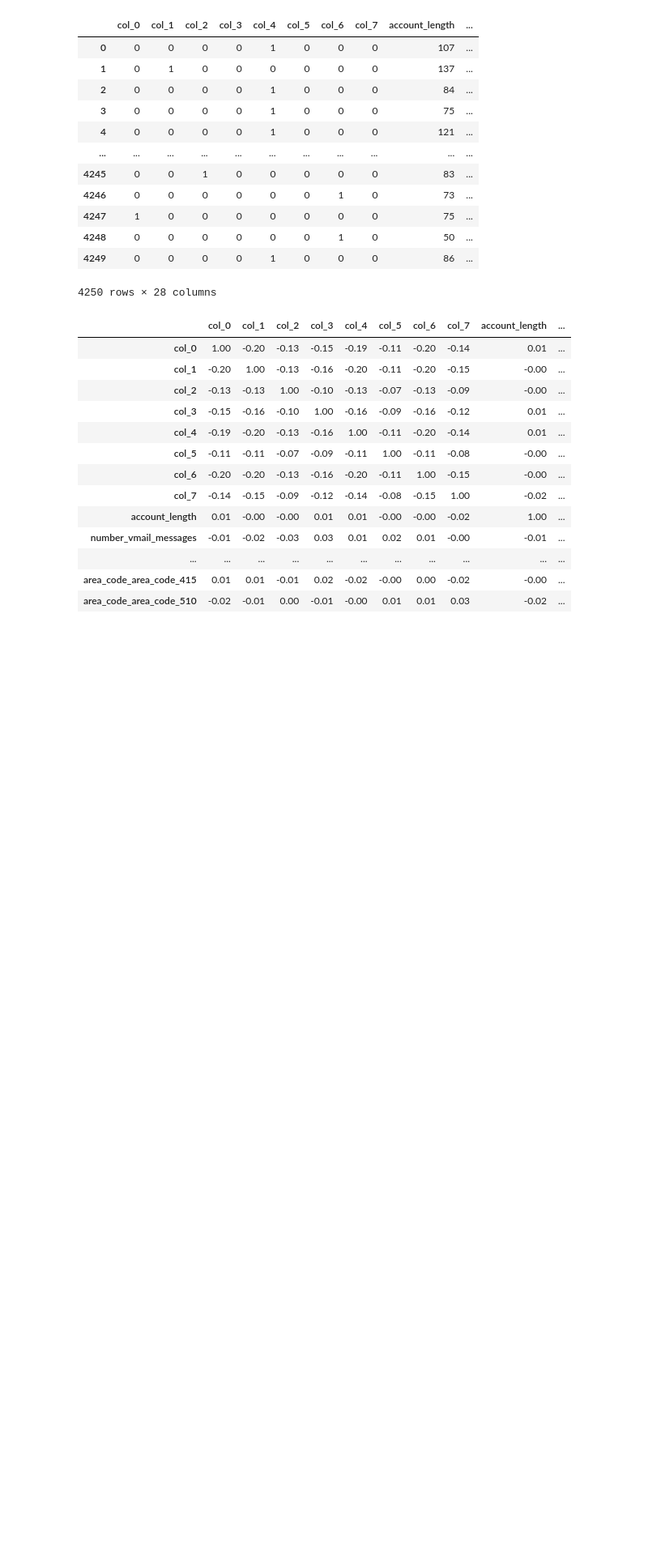
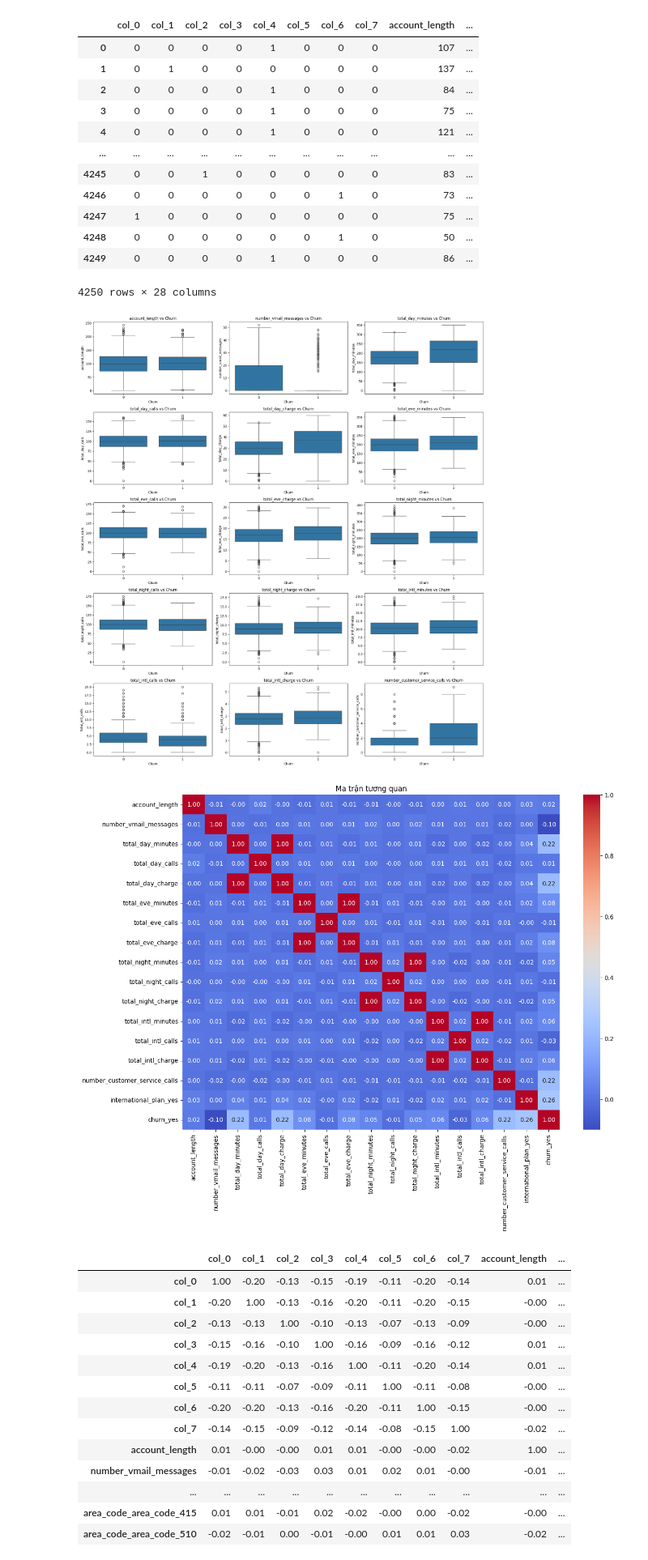
Before and after one commit to hand240503/VKU-AI, a Jupyter notebook: CPP_VKU_AI.ipynb, the cells around one changed output. Shown at 81% size. Drawn from its saved outputs; the diff is of its cells as text; code cells hidden in the pictures; blank space fills up the shorter version.

```diff
--- a/CPP_VKU_AI.ipynb
+++ b/CPP_VKU_AI.ipynb
@@ -161,3 +142,7 @@ for col in numeric_cols:
+# %%
+numeric_cols = [
+'account_length', 'number_vmail_messages', 'total_day_minutes', 'total_day_calls', 'total_day_charge', 'total_eve_minutes', 'total_eve_calls', 'total_eve_charge', 'total_night_minutes', 'total_night_calls', 'total_night_charge', 'total_intl_minutes', 'total_intl_calls', 'total_intl_charge', 'number_customer_service_calls'
+]
 # %% [markdown]
 # Tiên xử lý dữ liệu để đưa vào model
 # %%
@@ -217,6 +202,29 @@ dataset_hash_dummy
 | 4248 | 0 | 0 | 0 | 0 | 0 | 0 | 1 | 0 | 50 | ... |
 | 4249 | 0 | 0 | 0 | 0 | 1 | 0 | 0 | 0 | 86 | ... |
 4250 rows × 28 columns
+# %%
+import matplotlib.pyplot as plt
+fig, axes = plt.subplots(5, 3, figsize=(18, 20))
+axes = axes.flatten()
+
+for i, col in enumerate(numeric_cols):
+    sns.boxplot(data=customer_data, x='churn_yes', y=col, ax=axes[i])
+    axes[i].set_title(f'{col} vs Churn')
+    axes[i].set_xlabel('Churn')
+    axes[i].set_ylabel(col)
+
+plt.tight_layout()
+plt.show()
+
+# Ma trận tương quan
+corr_cols = numeric_cols + ['international_plan_yes', 'churn_yes']
+plt.figure(figsize=(14, 10))
+sns.heatmap(customer_data[corr_cols].corr(), annot=True, cmap='coolwarm', fmt=".2f")
+plt.title('Ma trận tương quan')
+plt.show()
+# %% [output]
+[figure, added]
+[figure, added]
 # %%
 corr = dataset_hash_dummy.corr()
 corr.style.background_gradient(cmap='coolwarm').format(precision=2)
```
Also changed, not shown: parts of 3 cells of this notebook, 3 other files.
